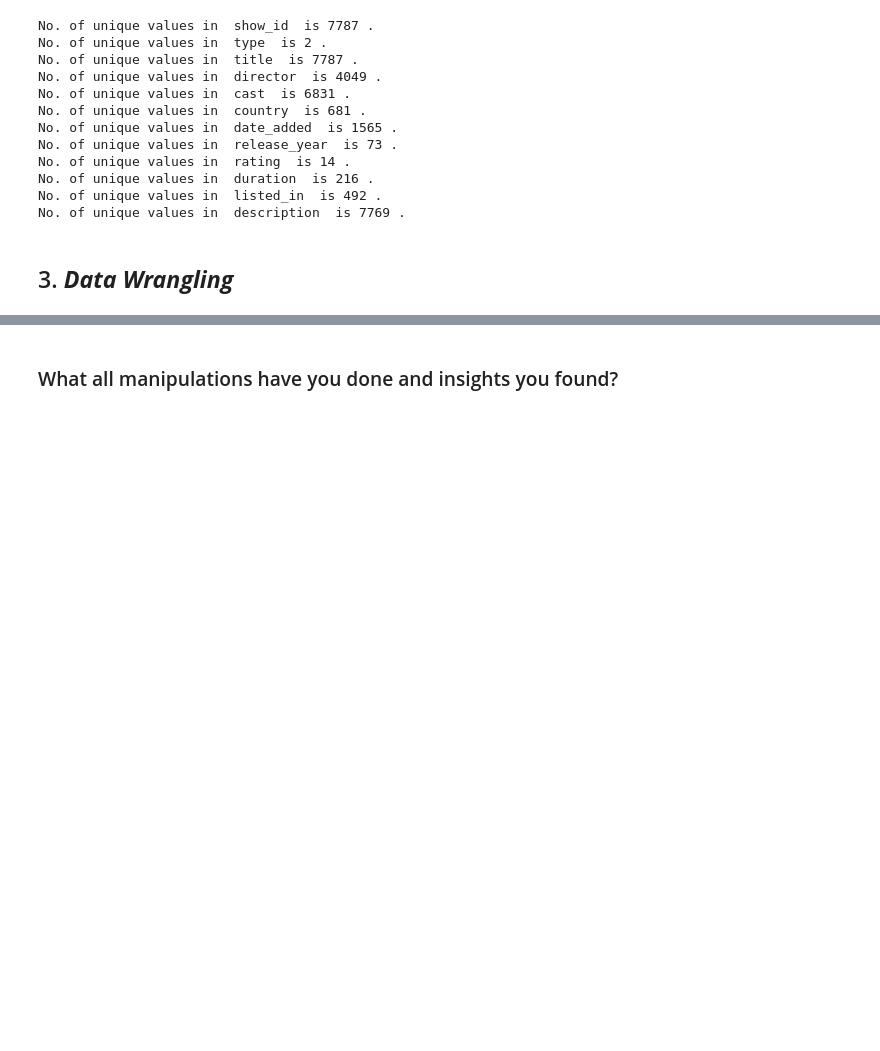
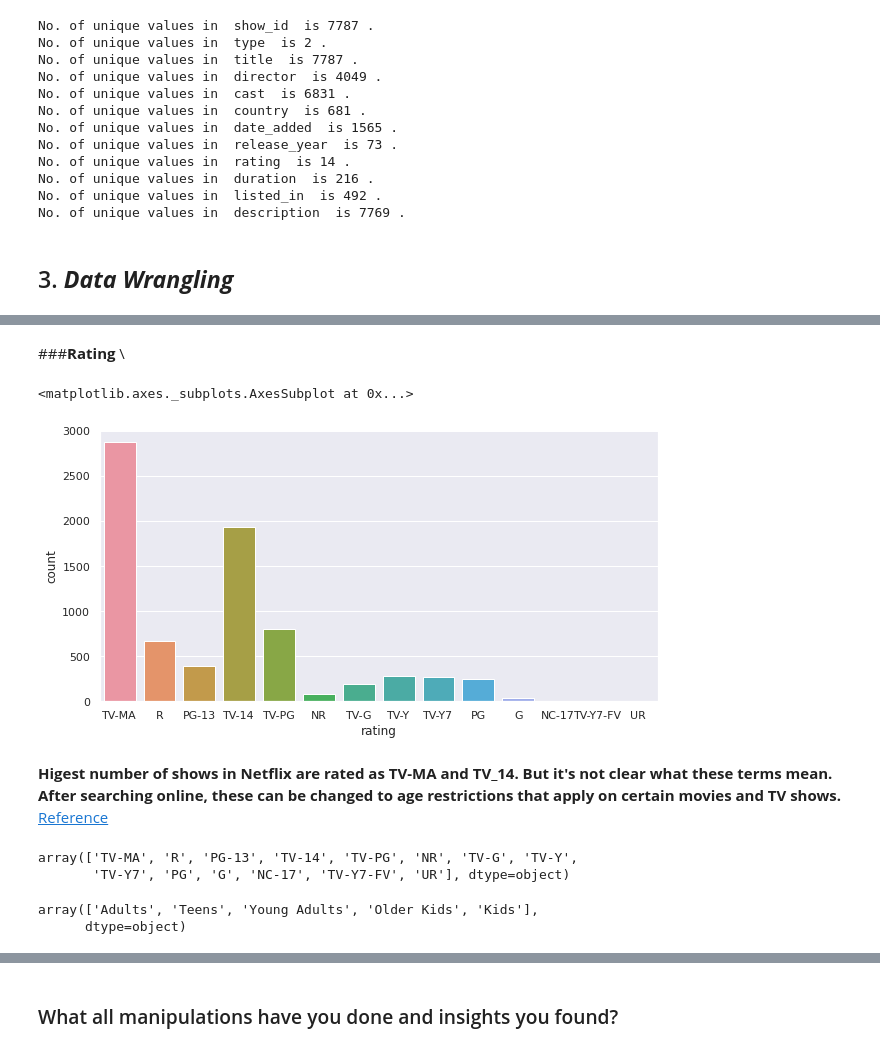
Before and after one commit to iamNirmeshGupta/Netflix-Movies-And-TV-Shows-Clustering, a Jupyter notebook: Netflix_Movies_And_TV_Shows_Clustering_Nirmesh_Gupta_Unsupervised_Capstone_Project.ipynb, the cells around one changed output, grey strips where cells are left out. Saved outputs shown, nothing was run; the diff lists cells and outputs as text; code cells hidden in the pictures; blank space fills up the shorter version.

```diff
--- a/Netflix_Movies_And_TV_Shows_Clustering_Nirmesh_Gupta_Unsupervised_Capstone_Project.ipynb
+++ b/Netflix_Movies_And_TV_Shows_Clustering_Nirmesh_Gupta_Unsupervised_Capstone_Project.ipynb
@@ -315,0 +452,3 @@ No. of unique values in  description  is 7769 .
+# %%
+# Splitting the duration column and changing its data type to integer,
+df['duration'] = df['duration'].apply(lambda x: int(x.split()[0]))
@@ -315,0 +505,4 @@ No. of unique values in  description  is 7769 .
+# %%
+# Type casting date_added to datetime
+
+df['date_added'] = pd.to_datetime(df['date_added'])
@@ -315,0 +517,5 @@ No. of unique values in  description  is 7769 .
+# %%
+# Adding new attributed of Month and Year of date added
+
+df['month'] = df['date_added'].dt.month
+df['year'] = df['date_added'].dt.year
@@ -315,0 +524,4 @@ No. of unique values in  description  is 7769 .
+# %%
+# Dropping date_added
+
+df.drop('date_added', axis = 1, inplace=True)
@@ -315,0 +538,42 @@ No. of unique values in  description  is 7769 .
+# %% [markdown]
+###**Rating** \
+# %%
+# Age ratings count plot
+
+plt.figure(figsize=(10,5))
+sns.countplot(x='rating', data=df)
+# %% [output]
+<matplotlib.axes._subplots.AxesSubplot at 0x...>
+[figure, added]
+# %% [markdown]
+**Higest number of shows in Netflix are rated as TV-MA and TV_14. But it's not clear what these terms mean. After searching online, these can be changed to age restrictions that apply on certain movies and TV shows.** \
+[Reference](https://www.primevideo.com/help/ref=atv_hp_nd_cnt?nodeId=GFGQU3WYEG6FSJFJ)
+# %%
+# Age ratings
+df.rating.unique()
+# %% [output]
+array(['TV-MA', 'R', 'PG-13', 'TV-14', 'TV-PG', 'NR', 'TV-G', 'TV-Y',
+       'TV-Y7', 'PG', 'G', 'NC-17', 'TV-Y7-FV', 'UR'], dtype=object)
+# %%
+# Changing the values in the rating column
+
+rating_map = {'TV-MA':'Adults',
+              'R':'Adults',
+              'PG-13':'Teens',
+              'TV-14':'Young Adults',
+              'TV-PG':'Older Kids',
+              'NR':'Adults',
+              'TV-G':'Kids',
+              'TV-Y':'Kids',
+              'TV-Y7':'Older Kids',
+              'PG':'Older Kids',
+              'G':'Kids',
+              'NC-17':'Adults',
+              'TV-Y7-FV':'Older Kids',
+              'UR':'Adults'}
+
+df['rating'].replace(rating_map, inplace = True)
+df['rating'].unique()
+# %% [output]
+array(['Adults', 'Teens', 'Young Adults', 'Older Kids', 'Kids'],
+      dtype=object)
```
Also changed, not shown: parts of 28 cells of this notebook.
